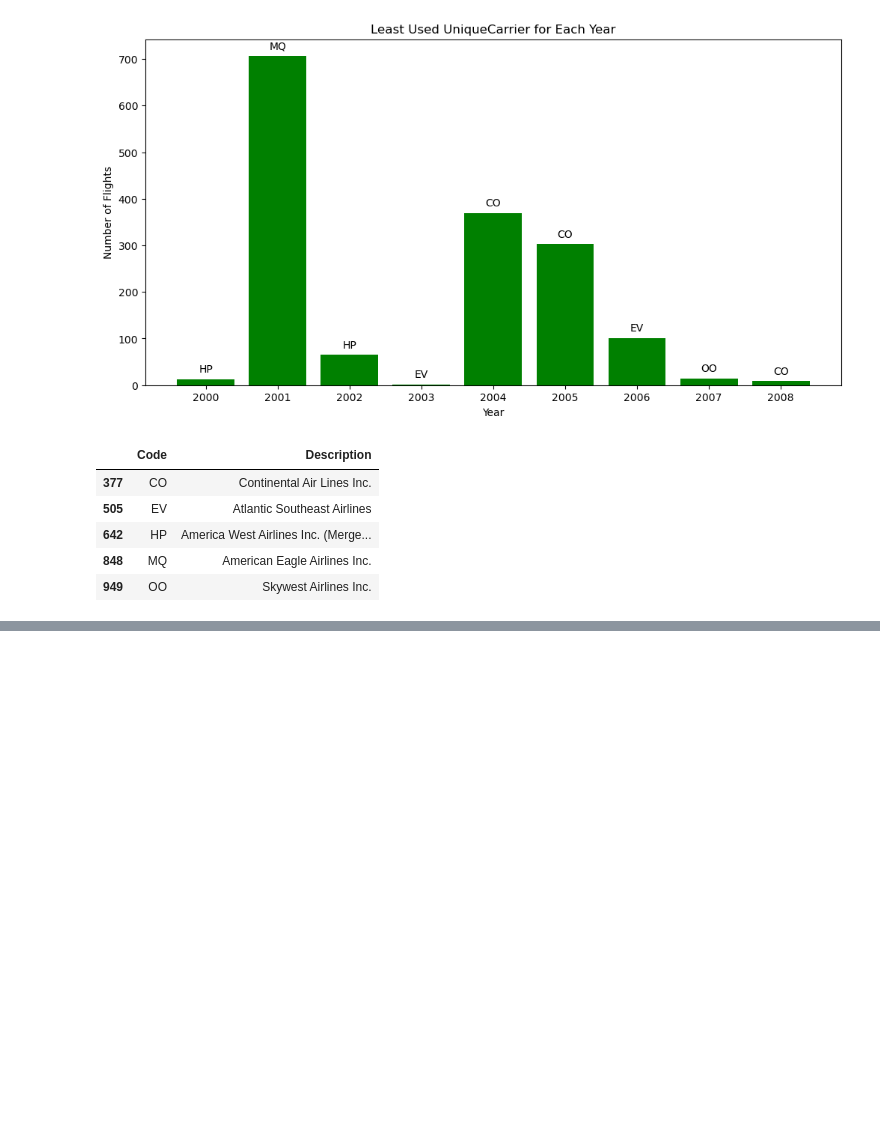
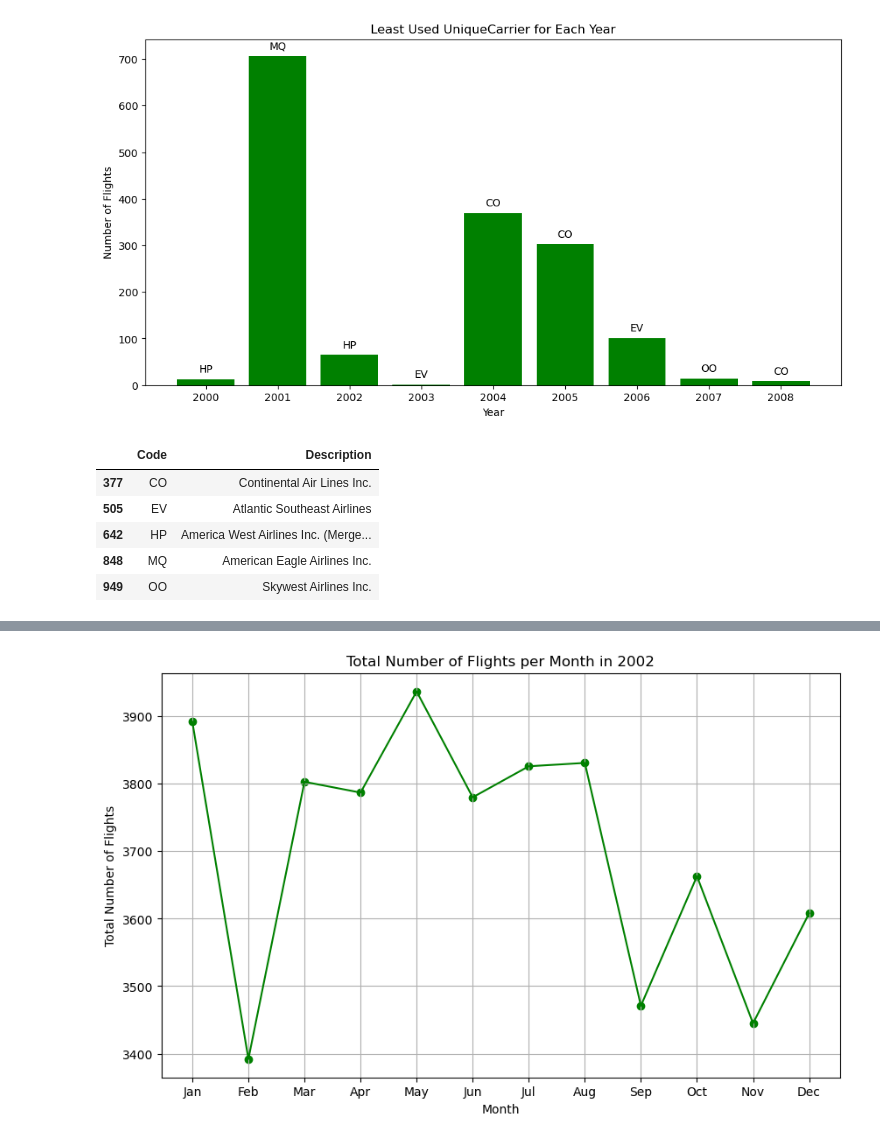
Before and after one commit to purcellcjp/module_7_project_1, a Jupyter notebook: ic.ipynb, the cells around one changed output, grey strips where cells are left out. Saved outputs shown, nothing was run; the diff lists cells and outputs as text; code cells hidden in the pictures; blank space fills up the shorter version.

```diff
--- a/ic.ipynb
+++ b/ic.ipynb
@@ -233,0 +261,26 @@ plt.show()
+# %%
+# Filter the data for the year 2002
+df_2002 = new_df[new_df['Year'] == 2002]
+
+
+# Group by Month and count the number of UniqueCarrier occurrences per month
+carrier_counts_per_month2 = df_2002.groupby('Month').size().reset_index(name='TotalFlights')
+
+
+# Plotting the scatter plot
+plt.figure(figsize=(10, 6))
+plt.scatter(carrier_counts_per_month2['Month'], carrier_counts_per_month2['TotalFlights'], color='green', label='Total Flights')
+
+# Line plot connecting the dots
+plt.plot(carrier_counts_per_month2['Month'], carrier_counts_per_month2['TotalFlights'], color='green')
+
+# Add labels and title
+plt.xlabel('Month')
+plt.ylabel('Total Number of Flights')
+plt.title('Total Number of Flights per Month in 2002')
+plt.xticks(range(1, 13), month_names)
+plt.grid(True)
+
+plt.show()
+# %% [output]
+[figure, added]
```
Also changed, not shown: parts of 6 cells of this notebook.
